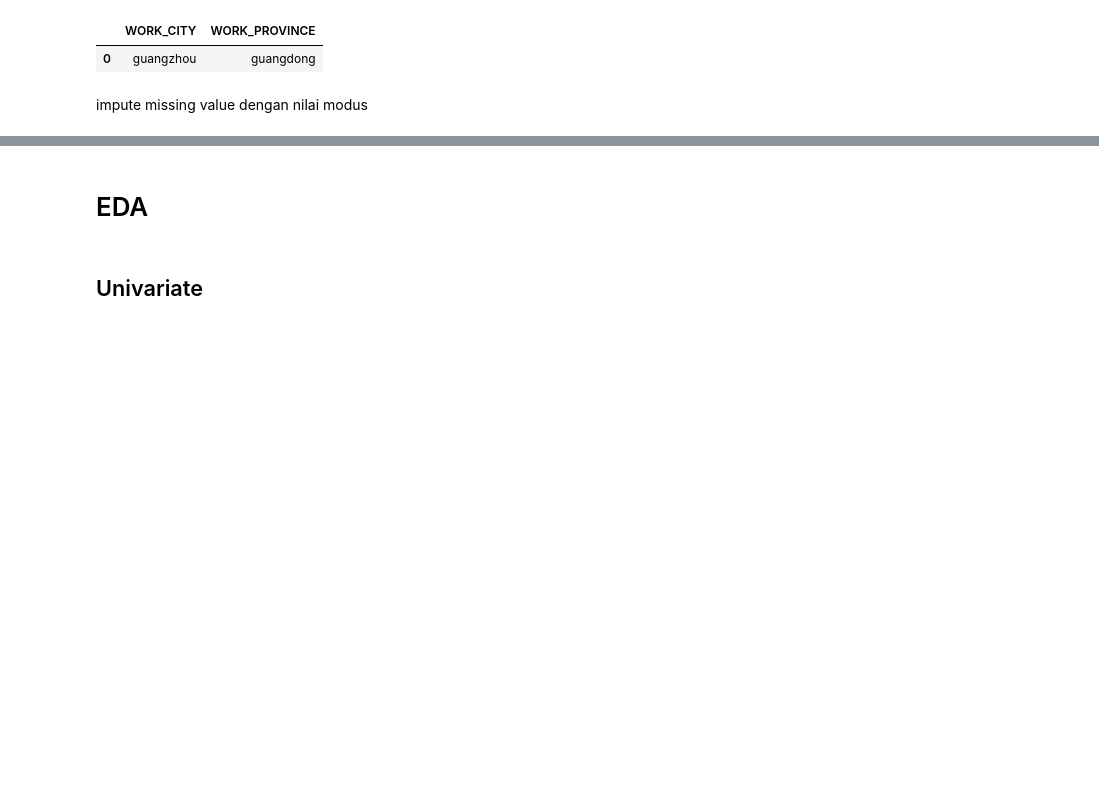
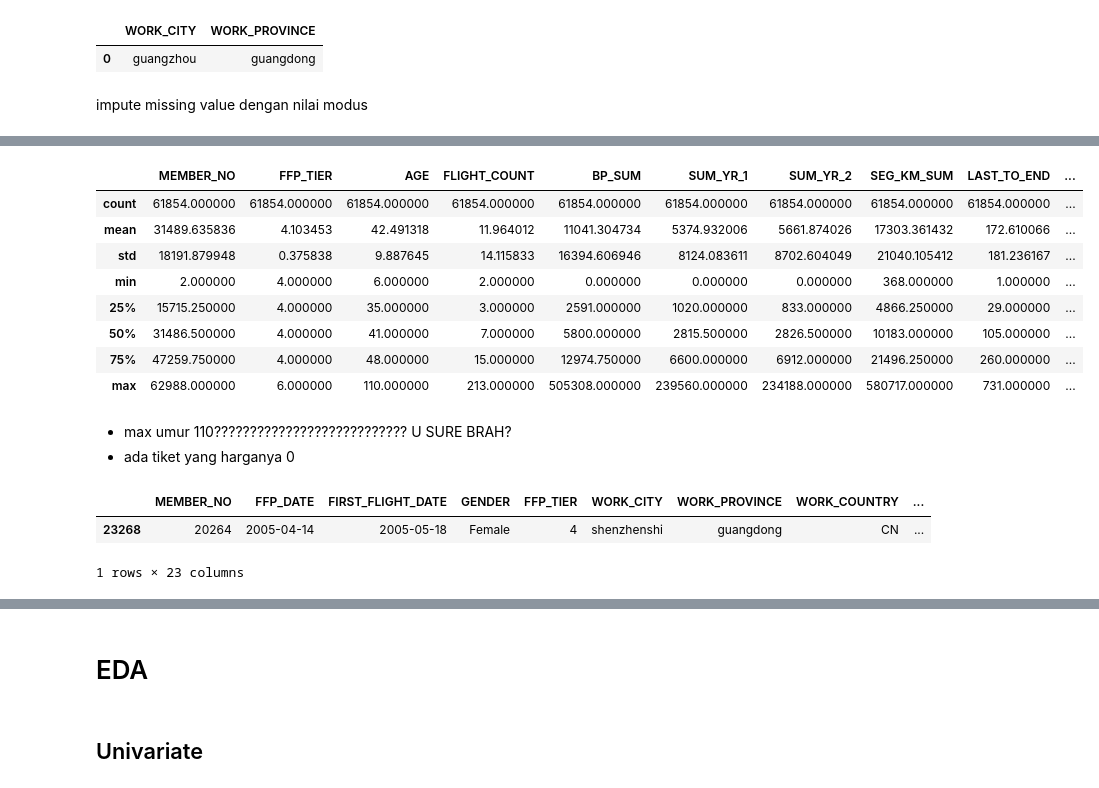
Before and after one commit to gbriansatria/Final-Project-Raka-MAX, a Jupyter notebook: Homework Stage 3/Homework Unsupervised Learning.ipynb, the cells around one changed output, grey strips where cells are left out. Saved outputs shown, nothing was run; the diff lists cells and outputs as text; code cells hidden in the pictures; blank space fills up the shorter version.

```diff
--- a/Homework Stage 3/Homework Unsupervised Learning.ipynb
+++ b/Homework Stage 3/Homework Unsupervised Learning.ipynb
@@ -198,2 +195,23 @@ Data columns (total 23 columns):
 dtypes: datetime64[ns](3), float64(5), int64(10), object(5)
 memory usage: 11.3+ MB
+# %%
+new_df[numerical].describe()
+# %% [output]
+|  | MEMBER_NO | FFP_TIER | AGE | FLIGHT_COUNT | BP_SUM | SUM_YR_1 | SUM_YR_2 | SEG_KM_SUM | LAST_TO_END | ... |
+| count | 61854.000000 | 61854.000000 | 61854.000000 | 61854.000000 | 61854.000000 | 61854.000000 | 61854.000000 | 61854.000000 | 61854.000000 | ... |
+| mean | 31489.635836 | 4.103453 | 42.491318 | 11.964012 | 11041.304734 | 5374.932006 | 5661.874026 | 17303.361432 | 172.610066 | ... |
+| std | 18191.879948 | 0.375838 | 9.887645 | 14.115833 | 16394.606946 | 8124.083611 | 8702.604049 | 21040.105412 | 181.236167 | ... |
+| min | 2.000000 | 4.000000 | 6.000000 | 2.000000 | 0.000000 | 0.000000 | 0.000000 | 368.000000 | 1.000000 | ... |
+| 25% | 15715.250000 | 4.000000 | 35.000000 | 3.000000 | 2591.000000 | 1020.000000 | 833.000000 | 4866.250000 | 29.000000 | ... |
+| 50% | 31486.500000 | 4.000000 | 41.000000 | 7.000000 | 5800.000000 | 2815.500000 | 2826.500000 | 10183.000000 | 105.000000 | ... |
+| 75% | 47259.750000 | 4.000000 | 48.000000 | 15.000000 | 12974.750000 | 6600.000000 | 6912.000000 | 21496.250000 | 260.000000 | ... |
+| max | 62988.000000 | 6.000000 | 110.000000 | 213.000000 | 505308.000000 | 239560.000000 | 234188.000000 | 580717.000000 | 731.000000 | ... |
+# %% [markdown]
+- max umur 110??????????????????????????? U SURE BRAH?
+- ada tiket yang harganya 0
+# %%
+new_df[new_df.AGE == 110]
+# %% [output]
+|  | MEMBER_NO | FFP_DATE | FIRST_FLIGHT_DATE | GENDER | FFP_TIER | WORK_CITY | WORK_PROVINCE | WORK_COUNTRY | ... |
+| 23268 | 20264 | 2005-04-14 | 2005-05-18 | Female | 4 | shenzhenshi | guangdong | CN | ... |
+1 rows × 23 columns
```
Also changed, not shown: parts of 13 cells of this notebook.
